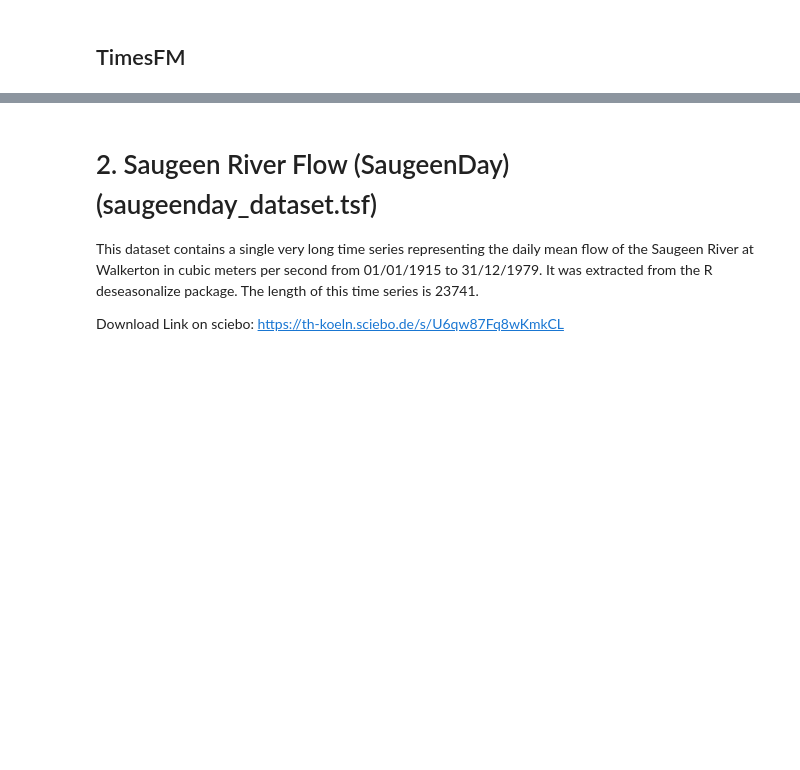
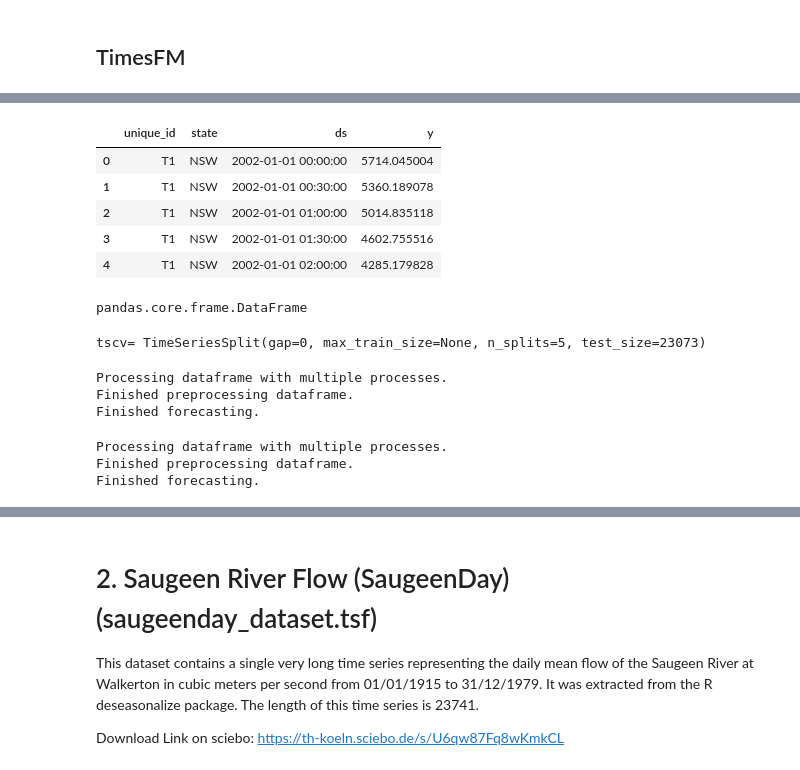
Before and after one commit to JGrootBramel/TSF, a Jupyter notebook: Exam.SoSe2025 Team 5.ipynb, the cells around one changed output, grey strips where cells are left out. Drawn from its saved outputs; the diff is of its cells as text; code cells hidden in the pictures; blank space fills up the shorter version.

```diff
--- a/Exam.SoSe2025 Team 5.ipynb
+++ b/Exam.SoSe2025 Team 5.ipynb
@@ -556,0 +442,23 @@ SARIMA (depending on the problem)
+# %%
+# TimesFM expects specific column names
+df_timesfm = df_t1.copy()
+df_timesfm = df_timesfm.rename(columns={
+    'timestamp': 'ds',  # TimesFM expects 'ds' for timestamps
+    'data': 'y',        # TimesFM expects 'y' for values
+    'series_name': 'unique_id' # TimesFM expects 'unique_id' for differntiating series
+})
+display(df_timesfm.head())
+type(df_timesfm)
+# %% [output]
+|  | unique_id | state | ds | y |
+| 0 | T1 | NSW | 2002-01-01 00:00:00 | 5714.045004 |
+| 1 | T1 | NSW | 2002-01-01 00:30:00 | 5360.189078 |
+| 2 | T1 | NSW | 2002-01-01 01:00:00 | 5014.835118 |
+| 3 | T1 | NSW | 2002-01-01 01:30:00 | 4602.755516 |
+| 4 | T1 | NSW | 2002-01-01 02:00:00 | 4285.179828 |
+pandas.core.frame.DataFrame
+# %%
+tscval = TimeSeriesSplit(n_splits=5, test_size=int(0.1 * len(df_timesfm)))
+print('tscv=', tscval)
+# %% [output]
+tscv= TimeSeriesSplit(gap=0, max_train_size=None, n_splits=5, test_size=23073)
@@ -556,0 +468,11 @@ SARIMA (depending on the problem)
+# %%
+forecast_df = tfm.forecast_on_df(
+    inputs=df_timesfm,
+    freq="30min",  # 30 Minitues
+    value_name="y",
+    num_jobs=-1,
+)
+# %% [output]
+Processing dataframe with multiple processes.
+Finished preprocessing dataframe.
+Finished forecasting.
@@ -556,0 +497,11 @@ SARIMA (depending on the problem)
+# %%
+forecast_df = tfm.forecast_on_df(
+    inputs=train_df,# Input DataFrame containing the time-series data for training
+    freq="D",       # Frequency of the time-series data (e.g., daily)
+    value_name="y", # Name of the column containing the values to be forecasted
+    num_jobs=-1,    # Number of parallel jobs to use for forecasting (-1 uses all available cores)
+)
+# %% [output]
+Processing dataframe with multiple processes.
+Finished preprocessing dataframe.
+Finished forecasting.
```
Also changed, not shown: parts of 17 cells of this notebook, 1 other file.
